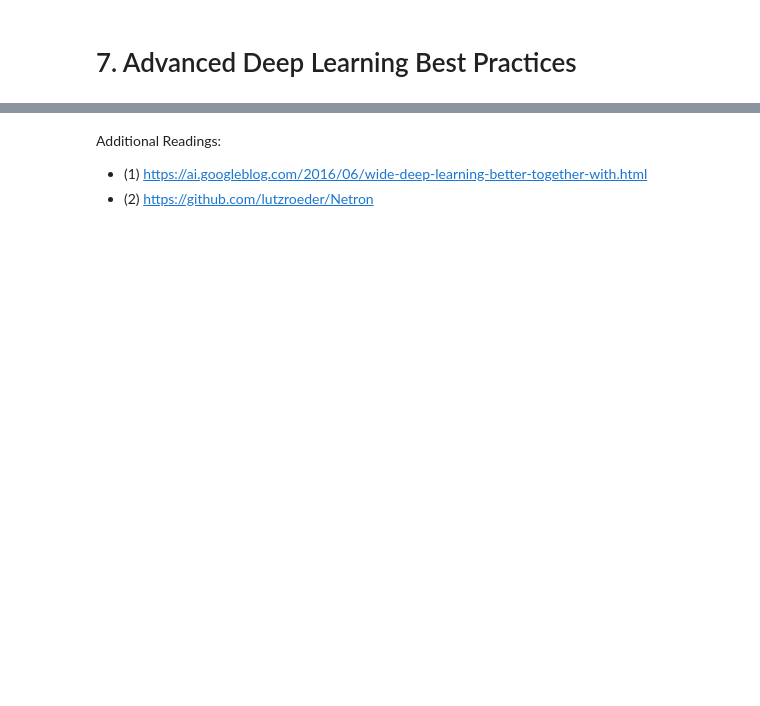
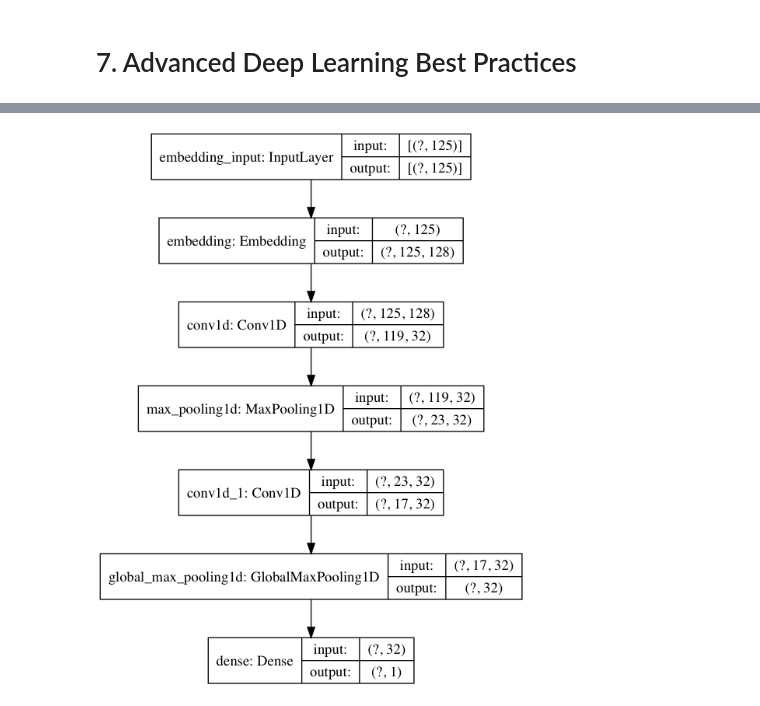
Before and after one commit to bryanblackbee/topic__deep-learning-python, a Jupyter notebook: chap07/textbook-chap-7-2.ipynb, the cells around one changed output, grey strips where cells are left out. Cells and saved outputs as stored; diff of their text form; code cells hidden in the pictures; blank space fills up the shorter version.

```diff
--- a/chap07/textbook-chap-7-2.ipynb
+++ b/chap07/textbook-chap-7-2.ipynb
@@ -56,0 +158,37 @@ model0a.fit(x_train, y_train,  epochs = 100, validation_data=(x_train__val, y_tr
+# %%
+m3_callbacks = [
+    keras.callbacks.EarlyStopping(monitor='mae', patience=2),
+    keras.callbacks.ModelCheckpoint('m3a.h5', monitor='val_loss', save_best_only=True),
+    # Tensorboard callback and use it
+    keras.callbacks.TensorBoard(run_logdir,
+    histogram_freq=1, # records activation histogram every 1 epoch
+    embeddings_freq=1 # records embedding data every 1 epoch
+    )
+]
+
+# Ingestion
+###########
+VOCABULARY_SIZE = 2000
+DOCUMENT_MAX_LENGTH = 125
+(train_data, train_labels), (test_data, test_labels) = keras.datasets.imdb.load_data(num_words=VOCABULARY_SIZE)
+x_train = keras.preprocessing.sequence.pad_sequences(train_data, maxlen=DOCUMENT_MAX_LENGTH)
+x_test = keras.preprocessing.sequence.pad_sequences(test_data, maxlen=DOCUMENT_MAX_LENGTH)
+
+keras.backend.clear_session()
+model1 = keras.models.Sequential()
+model1.add(keras.layers.Embedding(VOCABULARY_SIZE, 128, input_length=DOCUMENT_MAX_LENGTH))
+model1.add(keras.layers.Conv1D(32, 7, activation='relu'))
+model1.add(keras.layers.MaxPooling1D(5))
+model1.add(keras.layers.Conv1D(32, 7, activation='relu'))
+model1.add(keras.layers.GlobalMaxPooling1D())
+model1.add(keras.layers.Dense(1))
+
+# Compile
+#########
+model1.compile(optimizer=keras.optimizers.RMSprop(learning_rate=1e-4),
+               loss='binary_crossentropy',
+               metrics=['acc'])
+print(model1.summary())
+# history1 = model1.fit(x_train, train_labels,
+#                       epochs=10,
+#                       validation_split=0.2, callbacks=m3_callbacks)
@@ -61,5 +215,4 @@ Finally, you can access the TensorBoard with `python -m tensorboard.main --logdi
-# %% [markdown]
-Additional Readings:
-
-- (1)  https://ai.googleblog.com/2016/06/wide-deep-learning-better-together-with.html
-- (2)  https://github.com/lutzroeder/Netron
+# %%
+keras.utils.plot_model(model1, to_file='m1.png', show_shapes=True)
+# %% [output]
+[figure, added]
```
Also changed, not shown: parts of 18 cells of this notebook, 5 other files.
